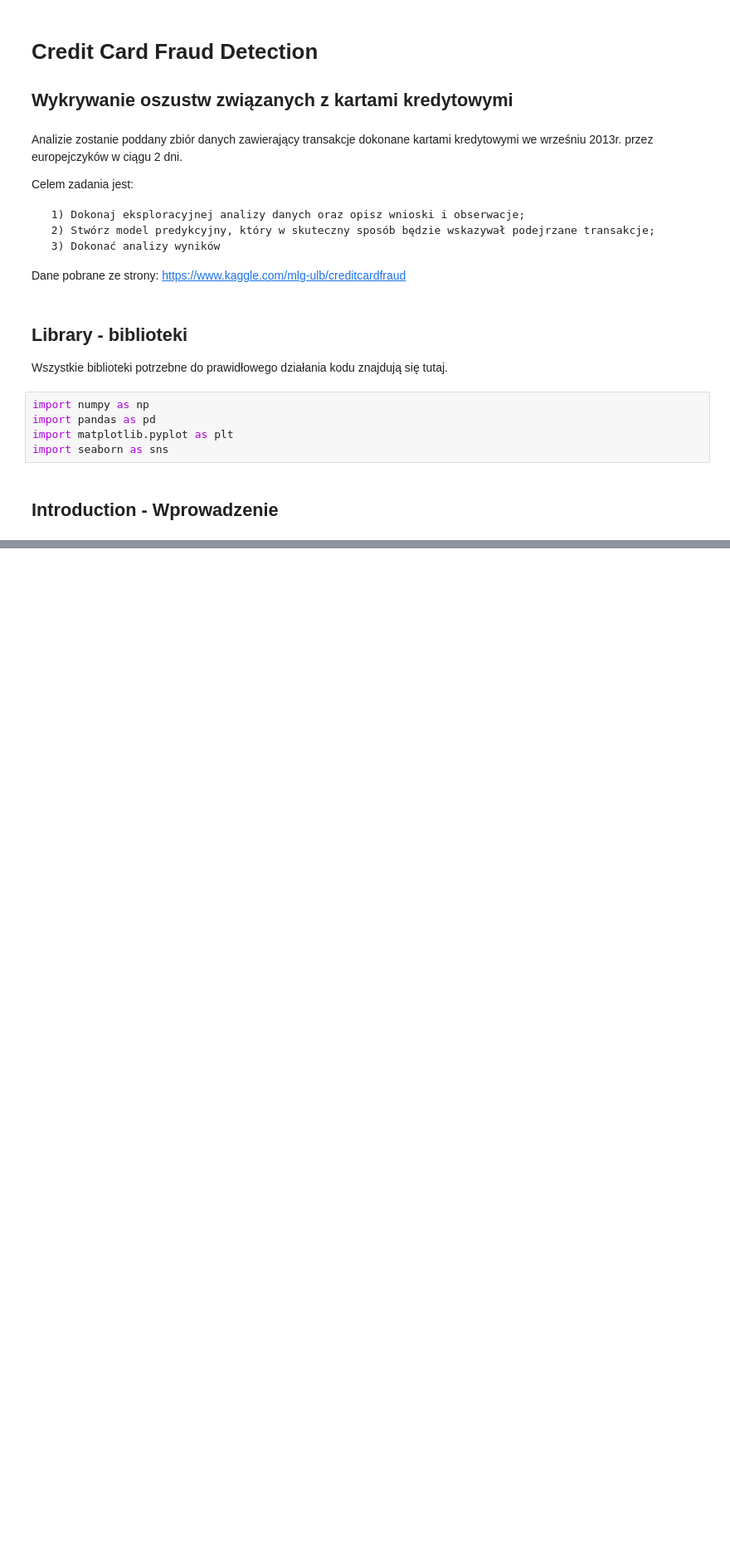
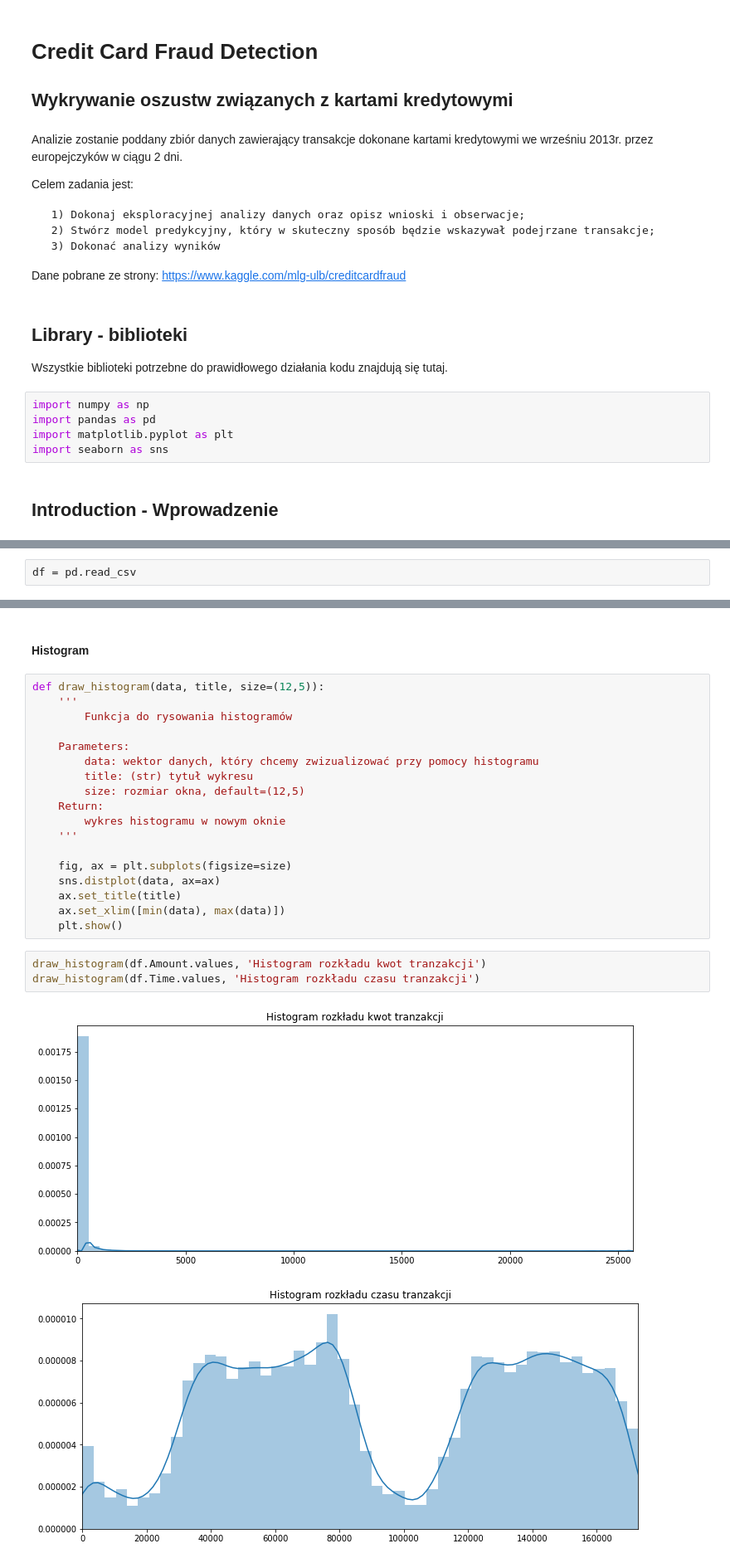
Before and after one commit to Krukrukk/Credit-Card-Fraud-Detection, a Jupyter notebook: Credit_Card_Fraud_Detection.ipynb, the cells around one changed output, grey strips where cells are left out. Shown at 83% size. Cells and saved outputs as stored; diff of their text form; blank space fills up the shorter version.

Commit message:
First look on the data

```diff
--- a/Credit_Card_Fraud_Detection.ipynb
+++ b/Credit_Card_Fraud_Detection.ipynb
@@ -29,0 +39,2 @@ Na podstawie informacji znajdujących się przy danych wiemy, że tabela zawiera
+# %%
+df = pd.read_csv
@@ -29,0 +63,26 @@ Na podstawie informacji znajdujących się przy danych wiemy, że tabela zawiera
+# %% [markdown]
+#### Histogram
+# %%
+def draw_histogram(data, title, size=(12,5)):
+    '''
+        Funkcja do rysowania histogramów
+
+    Parameters:
+        data: wektor danych, który chcemy zwizualizować przy pomocy histogramu
+        title: (str) tytuł wykresu
+        size: rozmiar okna, default=(12,5)
+    Return:
+        wykres histogramu w nowym oknie
+    '''
+
+    fig, ax = plt.subplots(figsize=size)
+    sns.distplot(data, ax=ax)
+    ax.set_title(title)
+    ax.set_xlim([min(data), max(data)])
+    plt.show()
+# %%
+draw_histogram(df.Amount.values, 'Histogram rozkładu kwot tranzakcji')
+draw_histogram(df.Time.values, 'Histogram rozkładu czasu tranzakcji')
+# %% [output]
+[figure, added]
+[figure, added]
```
Also changed, not shown: parts of 4 cells of this notebook.
